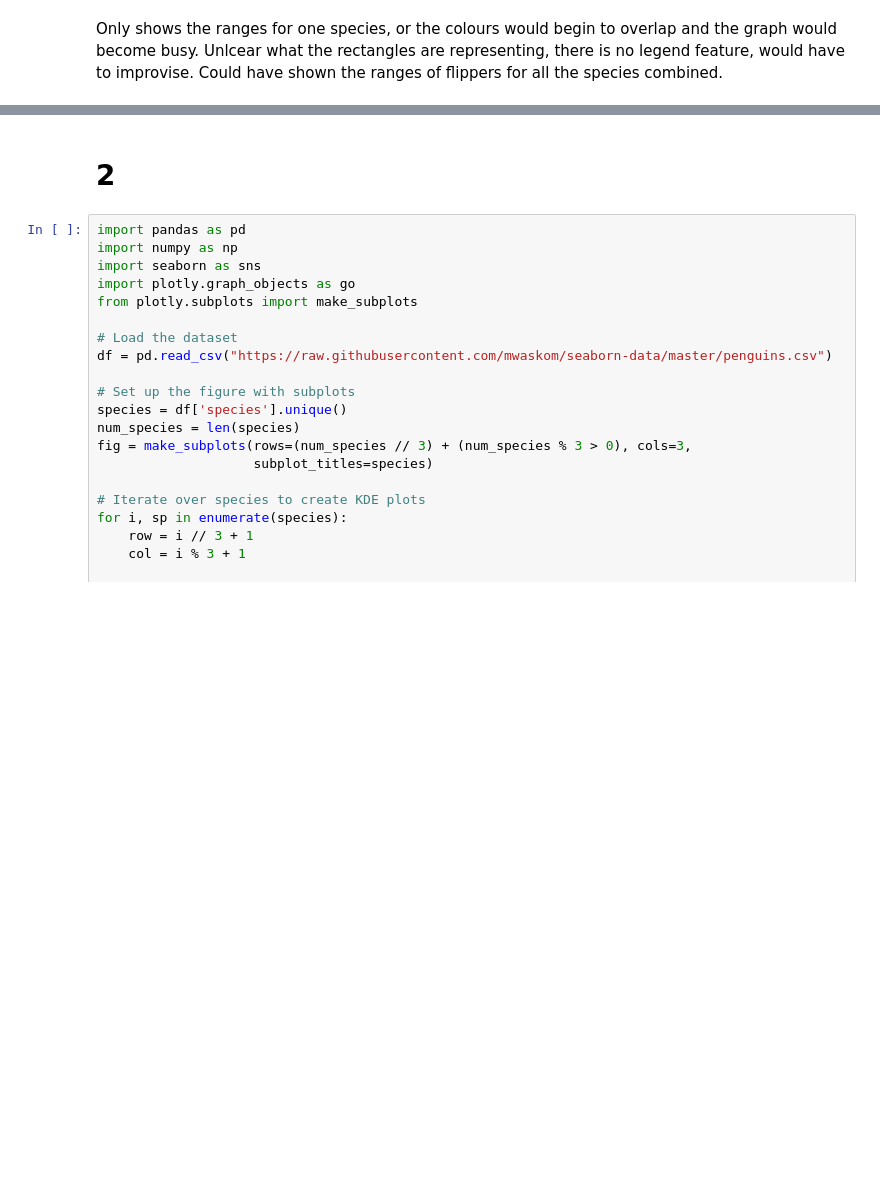
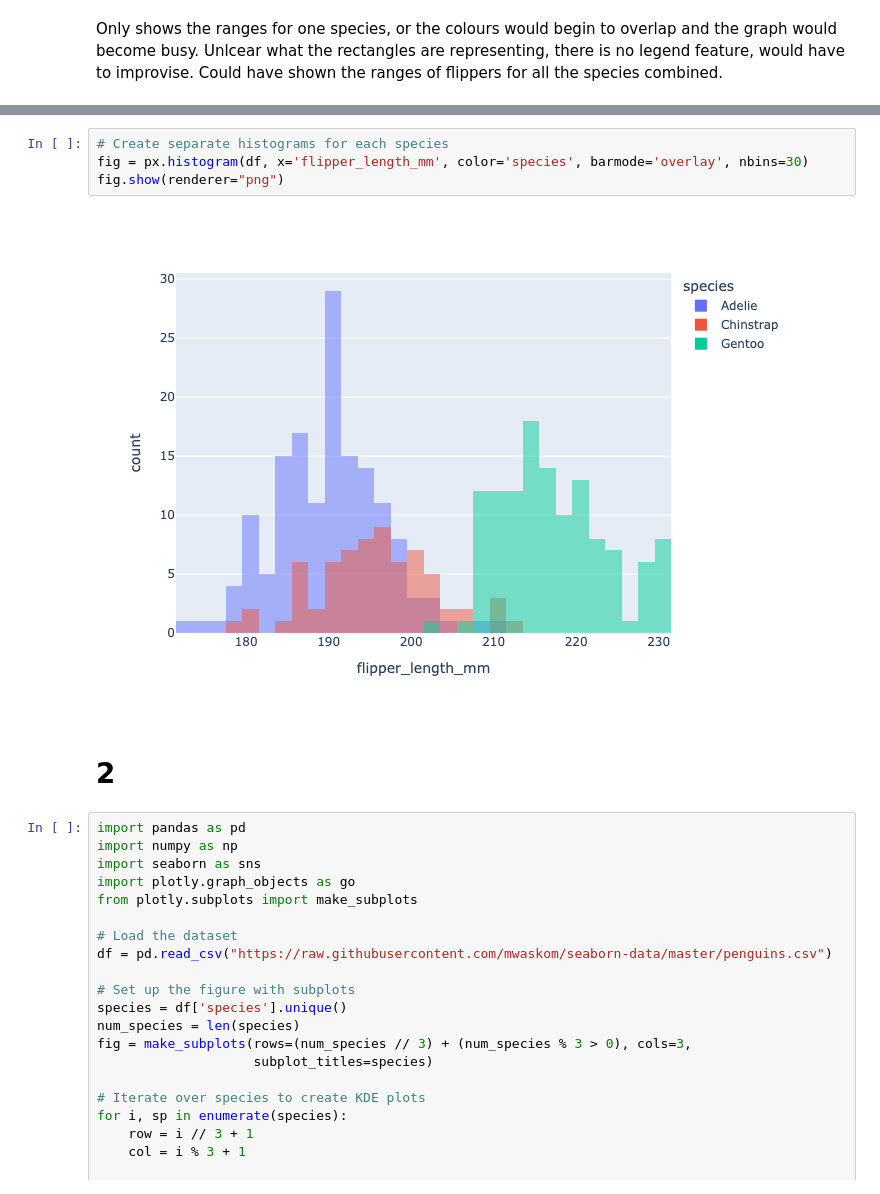
Before and after one commit to LucaPiccone/sta130, a Jupyter notebook: HW/HW_03.ipynb, the cells around one changed output, grey strips where cells are left out. Cells and saved outputs as stored; diff of their text form; blank space fills up the shorter version.

```diff
--- a/HW/HW_03.ipynb
+++ b/HW/HW_03.ipynb
@@ -209,3 +241,9 @@ Could have shown the ranges of flippers for all the species combined.
+# %%
+# Create separate histograms for each species
+fig = px.histogram(df, x='flipper_length_mm', color='species', barmode='overlay', nbins=30)
+fig.show(renderer="png")
+# %% [output]
+[figure, added]
 # %% [markdown]
 # 2
 # %%
```
Also changed, not shown: parts of 5 cells of this notebook.
